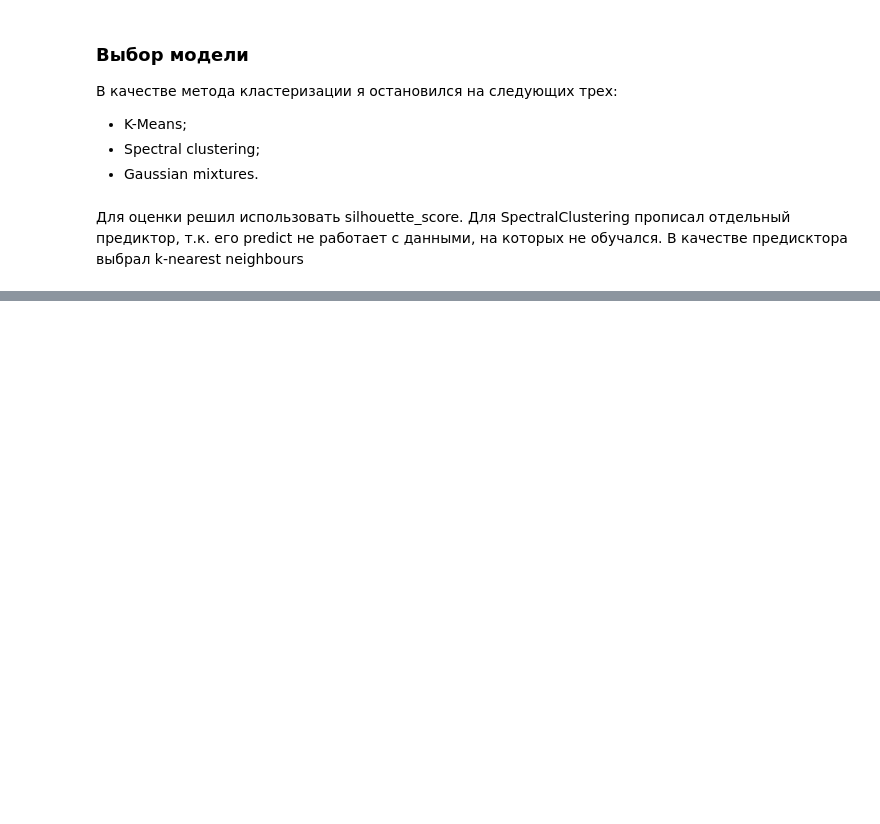
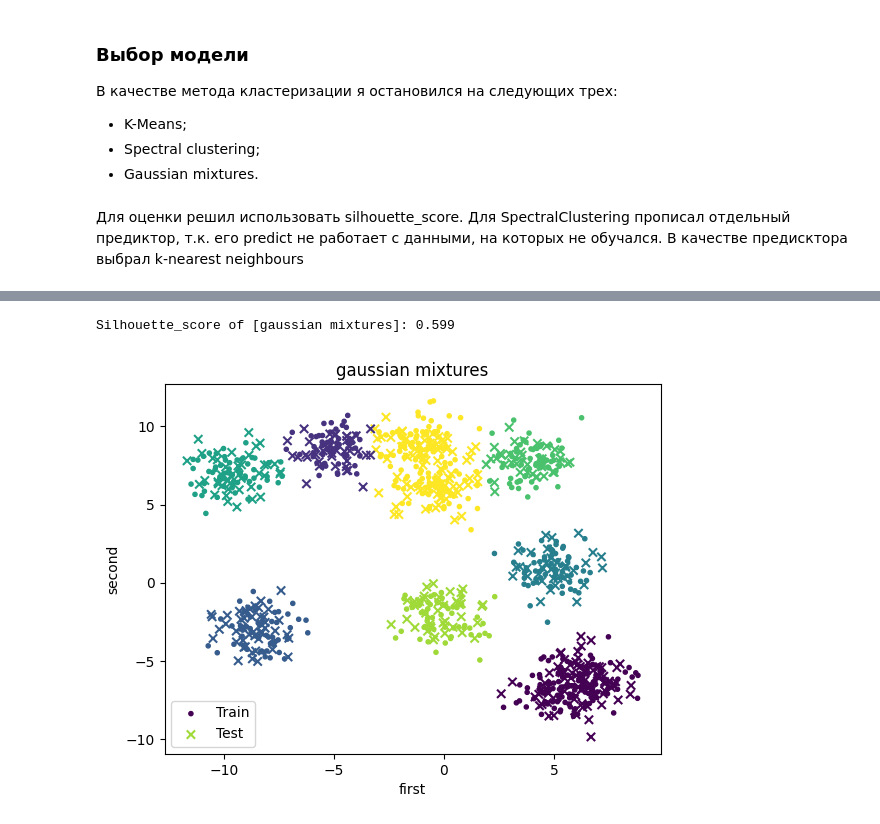
Before and after one commit to isAmirKhashimov/scikit-learn-labs, a Jupyter notebook: lab2.ipynb, the cells around one changed output, grey strips where cells are left out. Drawn from its saved outputs; the diff is of its cells as text; code cells hidden in the pictures; blank space fills up the shorter version.

```diff
--- a/lab2.ipynb
+++ b/lab2.ipynb
@@ -139,0 +153,5 @@ Silhouette_score of [spectral clustering]: 0.596
+# %%
+show_model_result(model3, train_labels3, CLUSTERS_COUNT)
+# %% [output]
+Silhouette_score of [gaussian mixtures]: 0.599
+[figure, added]
```
Also changed, not shown: parts of 7 cells of this notebook.
